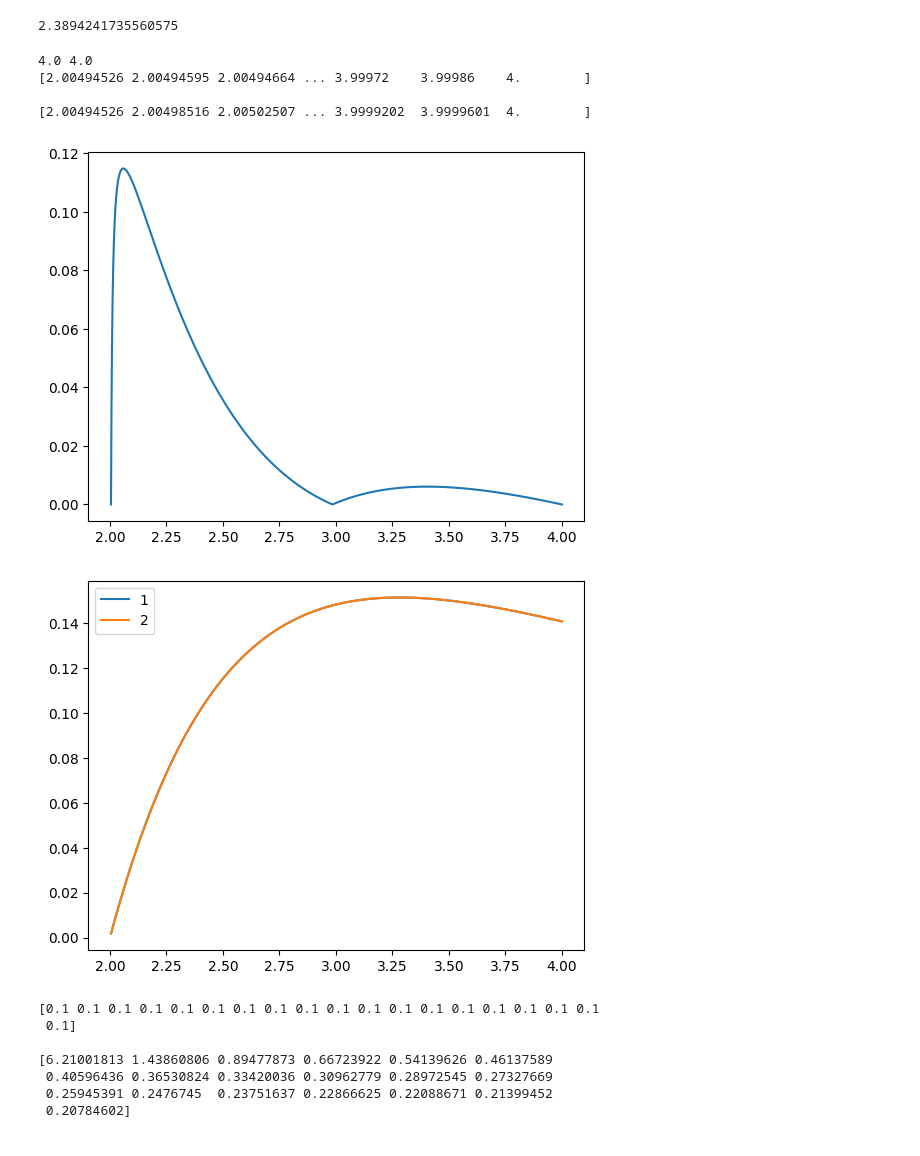
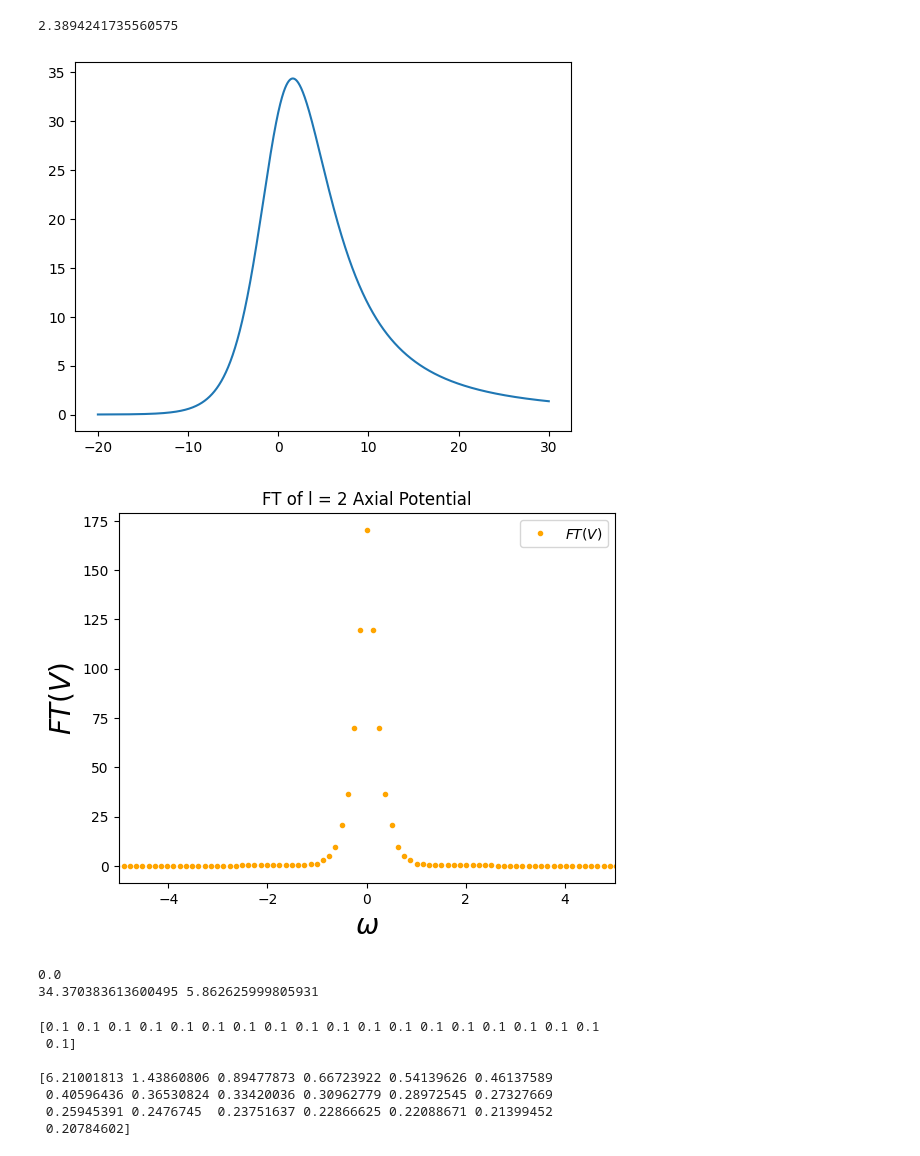
Before and after one commit to dakeerie/MSci-Project, a Jupyter notebook: Potential Check.ipynb, the cells around one changed output. Cells and saved outputs as stored; diff of their text form; code cells hidden in the pictures.

```diff
--- a/Potential Check.ipynb
+++ b/Potential Check.ipynb
@@ -62,35 +37,38 @@ print(_r_to_rstar(3.28078, 1))
 # %% [output]
 2.3894241735560575
 # %%
-M = 1
-print(_rstar_to_r(4, 1), _r_to_rstar(4, 1))
+r_star_array = np.linspace(-20, 30, 100000)
+N_fft = len(r_star_array)
+r_array = _rstar_to_r(r_star_array, M)
+potential = Vpm(r_array, M, l = 30, parity = 'axial')
+dr = np.diff(r_star_array)[0]
 
-rstar_array = np.linspace(-10, 4, 50000)
-r1_array = _rstar_to_r(rstar_array, M)
-r_array = np.linspace(_rstar_to_r(-10, M), 4, 50000)
-V_test1 = Vpm(r_array, M, 2, 'axial')
-V_test2 = Vpm(r1_array, M, 2, 'axial')
+omega = 2*np.pi*fftfreq(N_fft, d=dr)
+omega = fftshift(omega)
 
-print(r1_array)
-print()
-print(r_array)
+potential_fft = fftshift(fft(potential))*dr/np.sqrt(2*np.pi)
 
 plt.figure()
-plt.plot(r1_array, np.abs(V_test1 - V_test2))
+plt.plot(r_star_array, potential)
 plt.show()
 
 plt.figure()
-plt.plot(r_array, V_test1, label = '1')
-plt.plot(r1_array, V_test2, label = '2')
+plt.plot(omega, np.abs(potential_fft), '.', color = 'orange', label = r'$ FT(V)$')
+plt.title('FT of l = 2 Axial Potential')
+plt.xlabel(r'$\omega$', fontsize = 20)
+plt.ylabel(r'$FT(V)$', fontsize = 20)
+plt.xlim(-5, 5)
 plt.legend()
 plt.show()
+
+idx = np.argmax(np.abs(potential_fft))
+print(omega[idx])
+print(np.max(potential), np.sqrt(np.max(potential)))
 # %% [output]
-4.0 4.0
-[2.00494526 2.00494595 2.00494664 ... 3.99972    3.99986    4.        ]
-
-[2.00494526 2.00498516 2.00502507 ... 3.9999202  3.9999601  4.        ]
-[figure, old version]
+[figure, new version]
-[figure, old version]
+[figure, new version]
+0.0
+34.370383613600495 5.862625999805931
 # %%
 r_arange = np.arange(_rstar_to_r(-10, M), 4, 0.1)
 rstar_arange = _r_to_rstar(r_arange, M)
```
Also changed, not shown: parts of 2 cells of this notebook, 1 other file.
